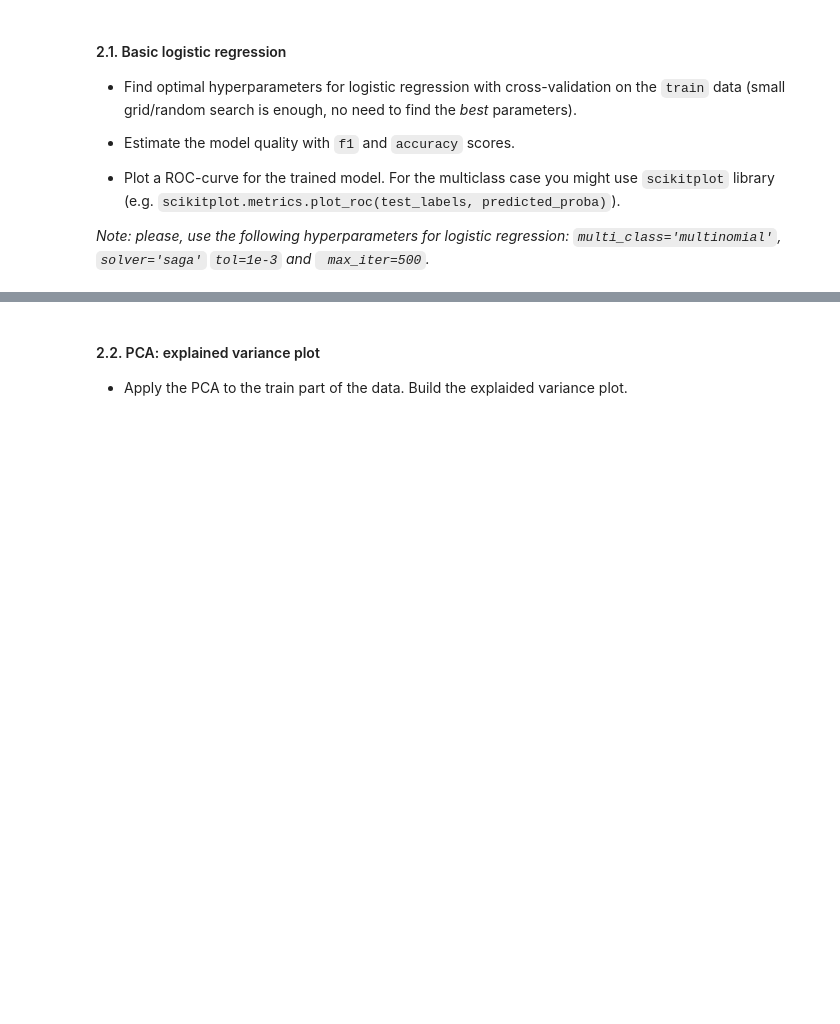
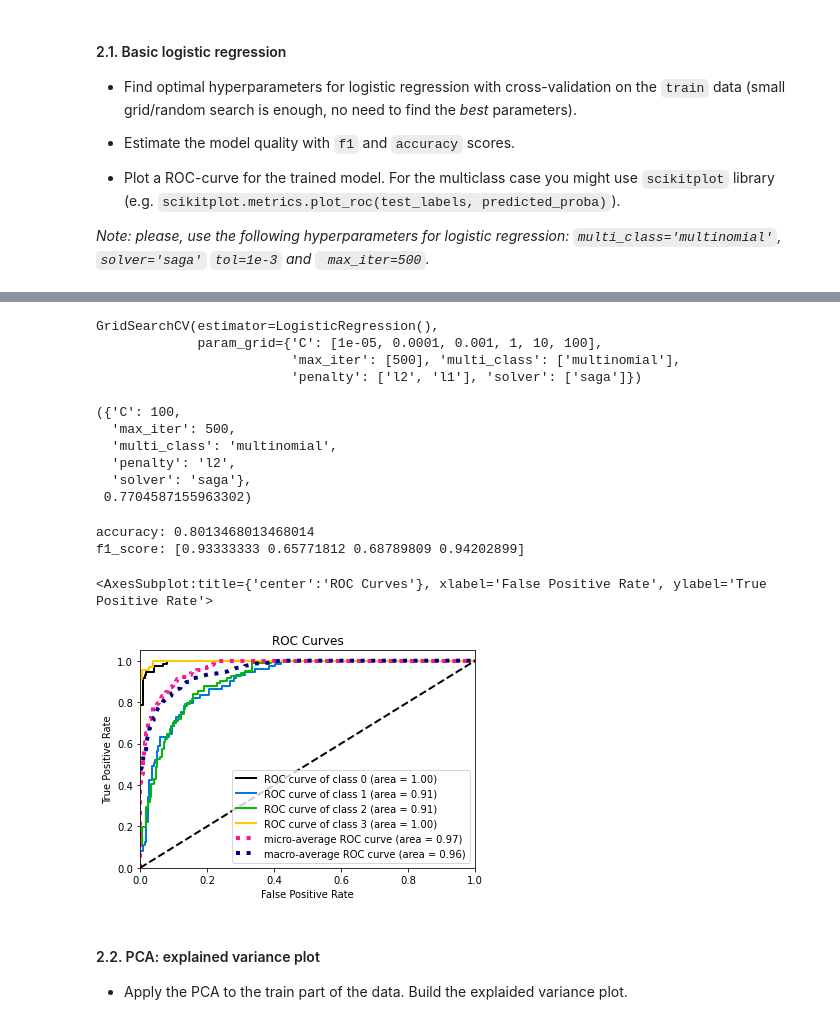
Before and after one commit to girafe-ai/ml-course, a Jupyter notebook: homeworks/lab01_ml_pipeline/Lab1_part2_ml_pipeline.ipynb, the cells around one changed output, grey strips where cells are left out. Saved outputs shown, nothing was run; the diff lists cells and outputs as text; code cells hidden in the pictures; blank space fills up the shorter version.

```diff
--- a/homeworks/lab01_ml_pipeline/Lab1_part2_ml_pipeline.ipynb
+++ b/homeworks/lab01_ml_pipeline/Lab1_part2_ml_pipeline.ipynb
@@ -103,3 +107,21 @@ Here you are supposed to perform the desired transformations. Please, explain yo
+# %%
+### YOUR CODE HERE
+from sklearn.preprocessing import StandardScaler, OneHotEncoder, LabelEncoder
+from sklearn.pipeline import make_pipeline
+from sklearn.linear_model import LogisticRegression
+from sklearn.model_selection import GridSearchCV
+
+#skaling
+scaler = StandardScaler()
+scaler.fit(X_train)
+X_train = scaler.transform(X_train)
+X_test = scaler.transform(X_test)
+
+#one-hot-encoding
+label = LabelEncoder()
+label.fit(y_train)
+y_train = label.transform(y_train)
+y_test = label.transform(y_test)
 # %% [markdown]
 #### 2.1. Basic logistic regression
 * Find optimal hyperparameters for logistic regression with cross-validation on the `train` data (small grid/random search is enough, no need to find the *best* parameters).
@@ -112,0 +153,26 @@ Here you are supposed to perform the desired transformations. Please, explain yo
+# %%
+### YOUR CODE HERE
+import warnings
+warnings.filterwarnings('ignore')
+
+grid = GridSearchCV(LogisticRegression(),
+                   {'penalty': ['l2', 'l1'],
+                    'C': [1e-5, 1e-4, 1e-3, 1, 10, 100],
+                    'solver': ['saga'],
+                   'max_iter': [500],
+                   'multi_class': ['multinomial']})
+grid.fit(X_train, y_train)
+# %% [output]
+GridSearchCV(estimator=LogisticRegression(),
+             param_grid={'C': [1e-05, 0.0001, 0.001, 1, 10, 100],
+                         'max_iter': [500], 'multi_class': ['multinomial'],
+                         'penalty': ['l2', 'l1'], 'solver': ['saga']})
+# %%
+grid.best_params_, grid.best_score_
+# %% [output]
+({'C': 100,
+  'max_iter': 500,
+  'multi_class': 'multinomial',
+  'penalty': 'l2',
+  'solver': 'saga'},
+ 0.7704587155963302)
@@ -113,9 +181,22 @@ Here you are supposed to perform the desired transformations. Please, explain yo
+# %%
+print(f'accuracy: {accuracy_score(y_test, grid.predict(X_test))}')
+print('f1_score: {}'.format(f1_score(y_test, grid.predict(X_test), average=None)))
+# %% [output]
+accuracy: 0.8013468013468014
+f1_score: [0.93333333 0.65771812 0.68789809 0.94202899]
 # %%
 # You might use this command to install scikit-plot.
 # Warning, if you a running locally, don't call pip from within jupyter, call it from terminal in the corresponding
 # virtual environment instead
 
 # ! pip install scikit-plot
+
+from scikitplot.metrics import plot_roc
+
+plot_roc(y_test, grid.predict_proba(X_test))
+# %% [output]
+<AxesSubplot:title={'center':'ROC Curves'}, xlabel='False Positive Rate', ylabel='True Positive Rate'>
+[figure, added]
 # %% [markdown]
 #### 2.2. PCA: explained variance plot
 * Apply the PCA to the train part of the data. Build the explaided variance plot.
```
Also changed, not shown: parts of 8 cells of this notebook, 7 other files.
